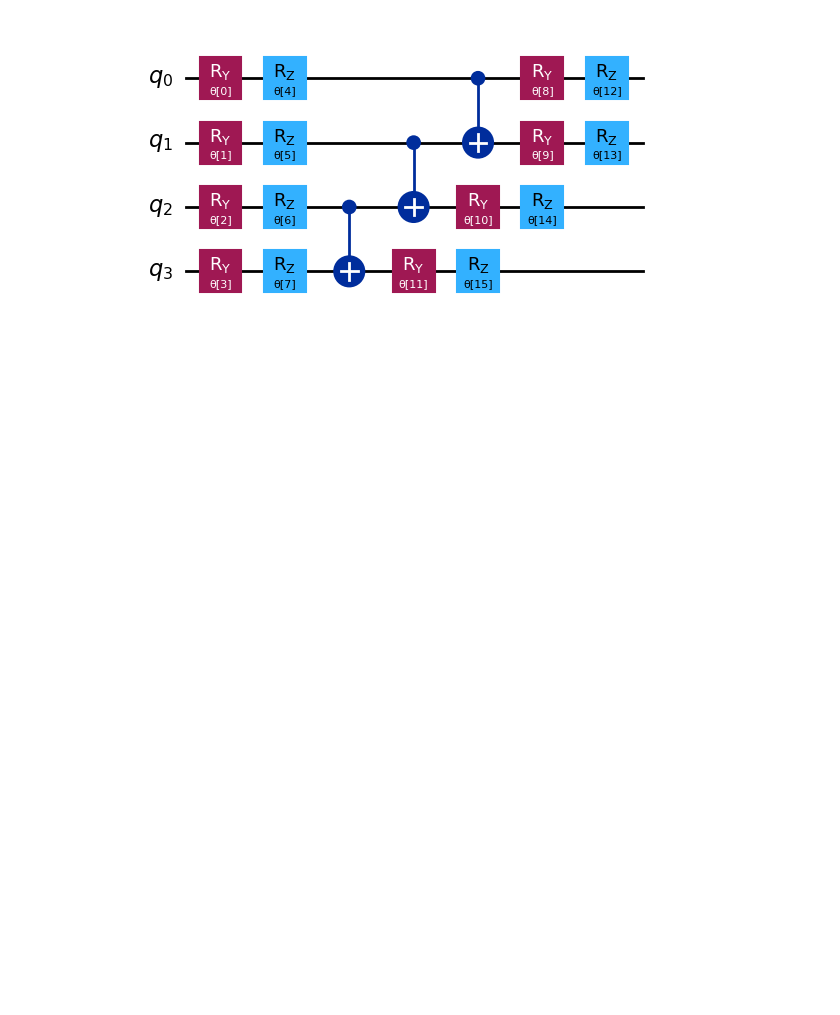
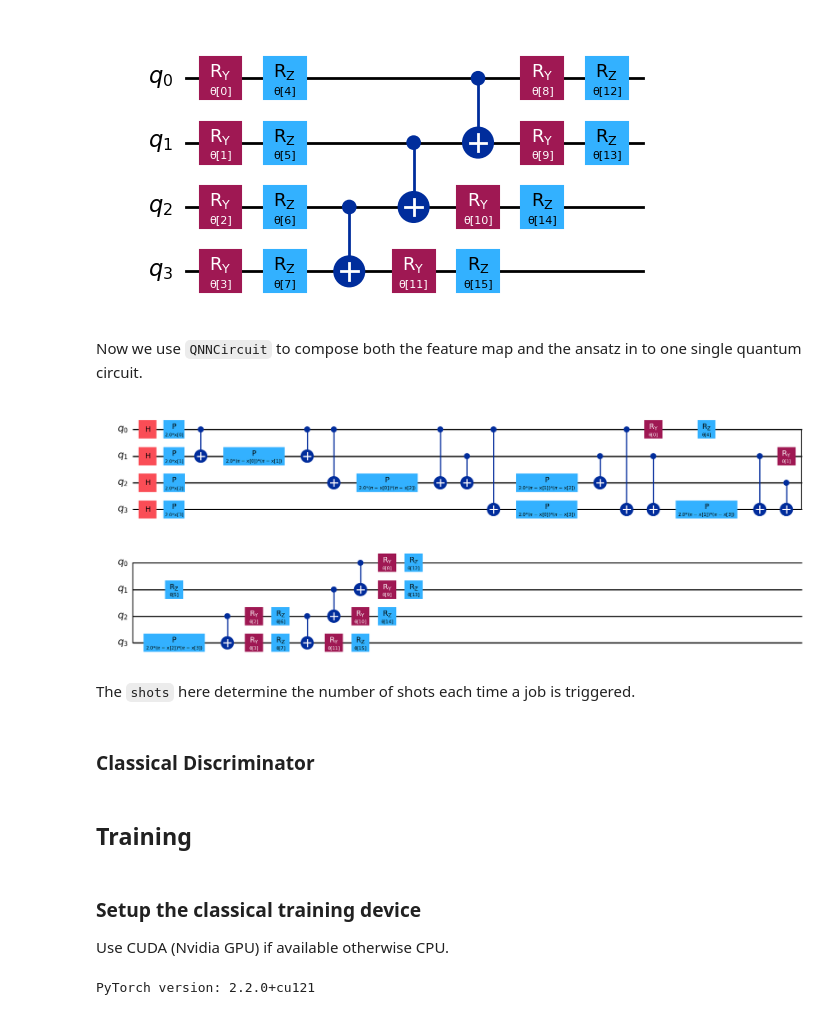
Before and after one commit to marcustut/qml, a Jupyter notebook: notebooks/stock/stock_qgan.ipynb, the cells around one changed output. Drawn from its saved outputs; the diff is of its cells as text; code cells hidden in the pictures; blank space fills up the shorter version.

```diff
--- a/notebooks/stock/stock_qgan.ipynb
+++ b/notebooks/stock/stock_qgan.ipynb
@@ -115,7 +154,7 @@ class Dataset(TorchDataset):
         self.out_scaler = MinMaxScaler(feature_range=(0, 1))
 
         train_data, test_data = train_test_split(
-            dataset.data.drop("timestamp").to_numpy(),
+            data.drop("timestamp").to_numpy(),
             train_size=0.8,
             shuffle=False, # must not shuffle timeseries data
         )
@@ -147,5 +213,12 @@ ansatz = EfficientSU2(num_qubits=num_features, reps=1)
 ansatz.decompose().draw('mpl')
 # %% [output]
 [figure]
+# %% [markdown]
+Now we use `QNNCircuit` to compose both the feature map and the ansatz in to one single quantum circuit.
 # %%
 qc = QNNCircuit(feature_map=feature_map, ansatz=ansatz)
+qc.decompose().draw('mpl')
+# %% [output]
+[figure, added]
+# %% [markdown]
+The `shots` here determine the number of shots each time a job is triggered.
@@ -152 +245,3 @@ qc = QNNCircuit(feature_map=feature_map, ansatz=ansatz)
+# %% [markdown]
+### Classical Discriminator
 # %%
@@ -200,6 +275,8 @@ class Discriminator(nn.Module):
         out_3 = self.linear3(out_2)
         out = self.sigmoid(out_3)
         return out
+# %% [markdown]
+## Training
 # %%
 def plot_training_progress(generator_loss_values, discriminator_loss_values):
     if len(generator_loss_values) < 2:
@@ -218,6 +295,20 @@ def plot_training_progress(generator_loss_values, discriminator_loss_values):
     ax1.grid()
 
     plt.show()
+# %% [markdown]
+### Setup the classical training device
+
+Use CUDA (Nvidia GPU) if available otherwise CPU.
+# %%
+CUDA = torch.cuda.is_available()
+print("PyTorch version: {}".format(torch.__version__))
+if CUDA:
+    print("CUDA version: {}\n".format(torch.version.cuda))
+
+device = torch.device("cuda:0" if CUDA else "cpu")
+cudnn.benchmark = True
+# %% [output]
+PyTorch version: 2.2.0+cu121
 # %%
 EPOCHS = 10
 LEARNING_RATE = 0.01
```
Also changed, not shown: parts of 22 cells of this notebook.
